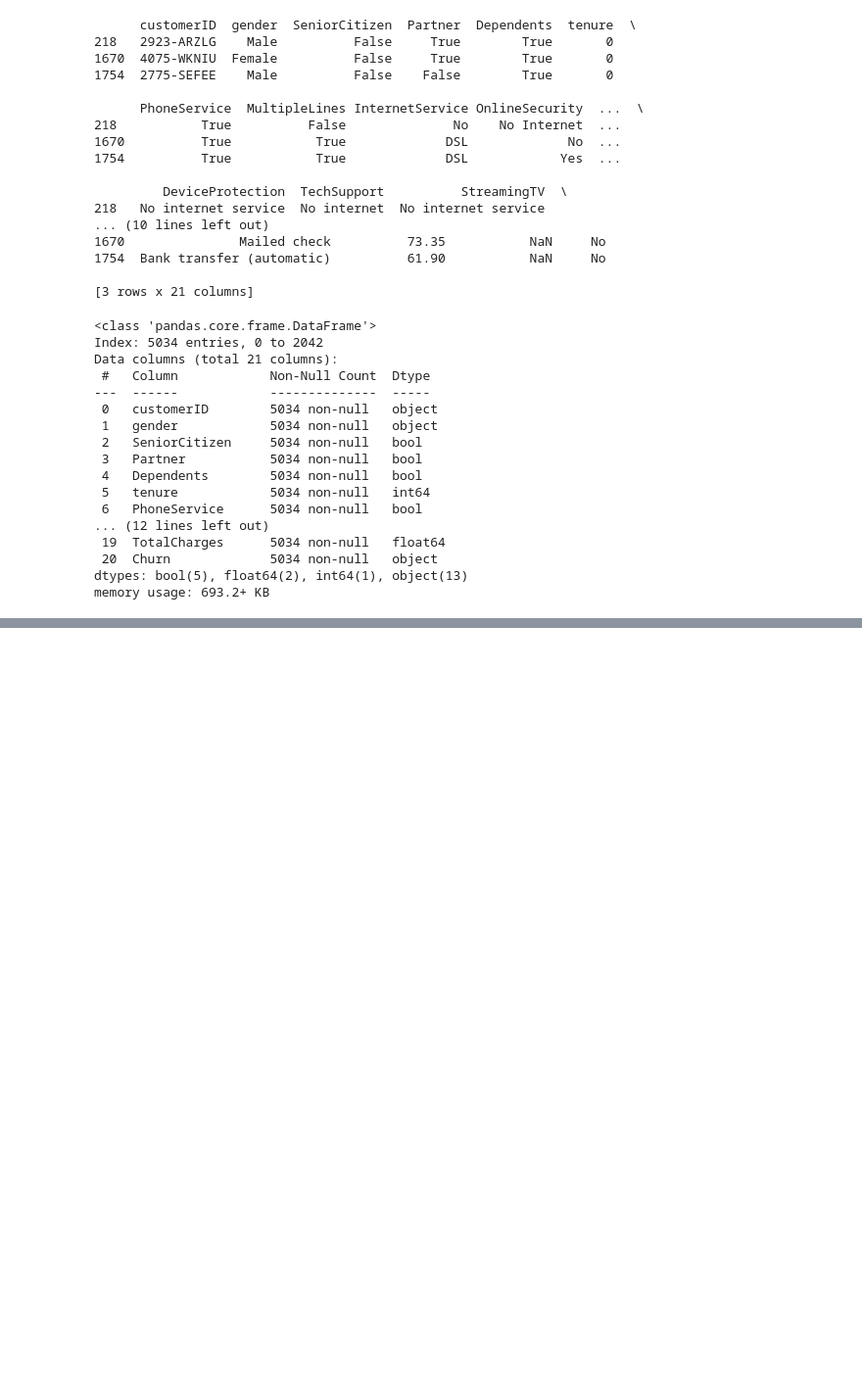
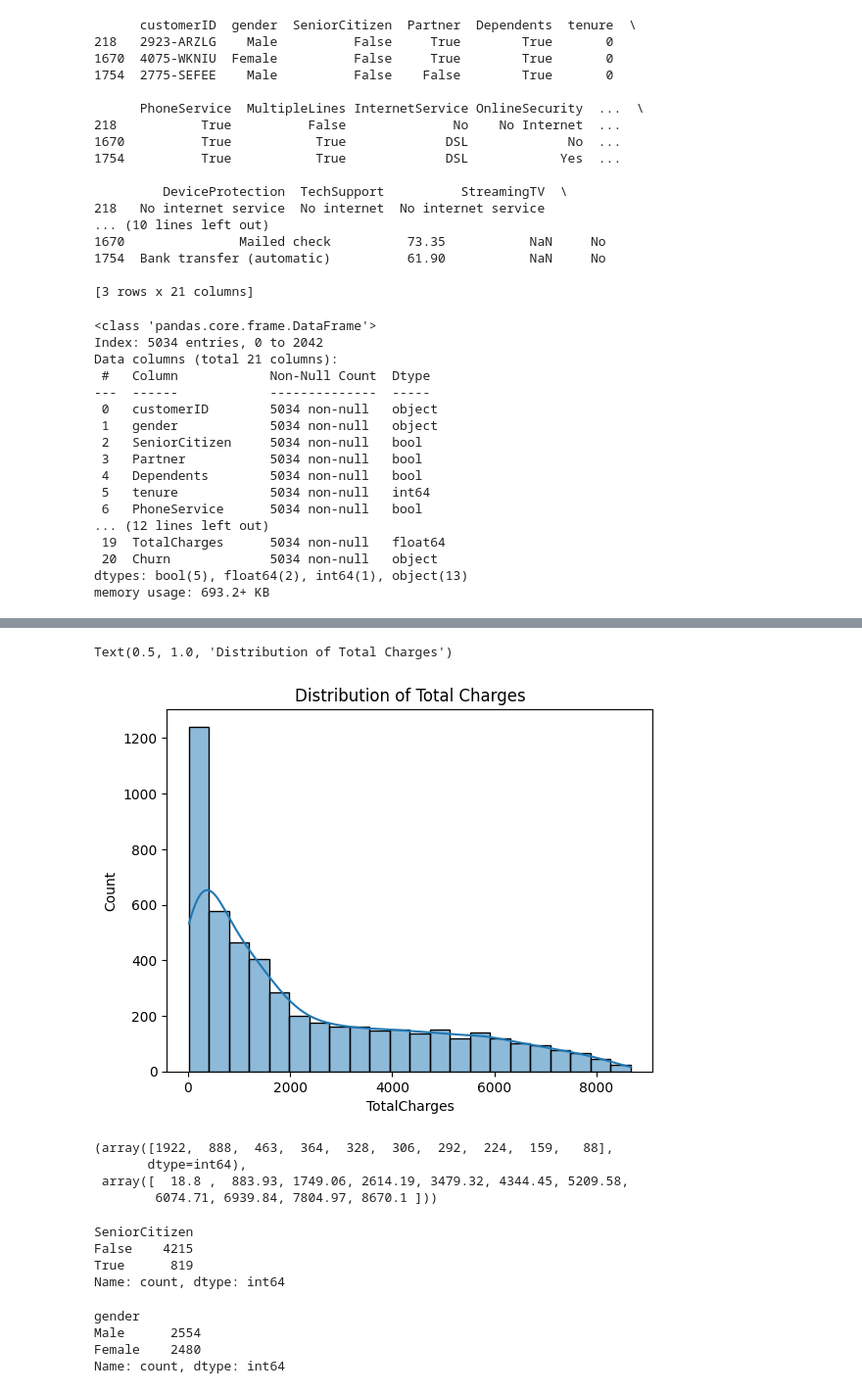
Before and after one commit to sethsot/Telco-Churn, a Jupyter notebook: draft.ipynb, the cells around one changed output, grey strips where cells are left out. Shown at 98% size. Cells and saved outputs as stored; diff of their text form; code cells hidden in the pictures; blank space fills up the shorter version.

```diff
--- a/draft.ipynb
+++ b/draft.ipynb
@@ -949,0 +1195,30 @@ memory usage: 693.2+ KB
+# %%
+#sns.histplot(data=df['TotalCharges'], kde=True)
+
+# Create the histogram plot using seaborn
+sns.histplot(data=df['TotalCharges'], kde=True)
+plt.title('Distribution of Total Charges')
+# %% [output]
+Text(0.5, 1.0, 'Distribution of Total Charges')
+[figure, added]
+# %%
+np.histogram(df['TotalCharges'].dropna())
+# %% [output]
+(array([1922,  888,  463,  364,  328,  306,  292,  224,  159,   88],
+       dtype=int64),
+ array([  18.8 ,  883.93, 1749.06, 2614.19, 3479.32, 4344.45, 5209.58,
+        6074.71, 6939.84, 7804.97, 8670.1 ]))
+# %%
+df['SeniorCitizen'].value_counts()
+# %% [output]
+SeniorCitizen
+False    4215
+True      819
+Name: count, dtype: int64
+# %%
+df['gender'].value_counts()
+# %% [output]
+gender
+Male      2554
+Female    2480
+Name: count, dtype: int64
```
Also changed, not shown: parts of 72 cells of this notebook.
